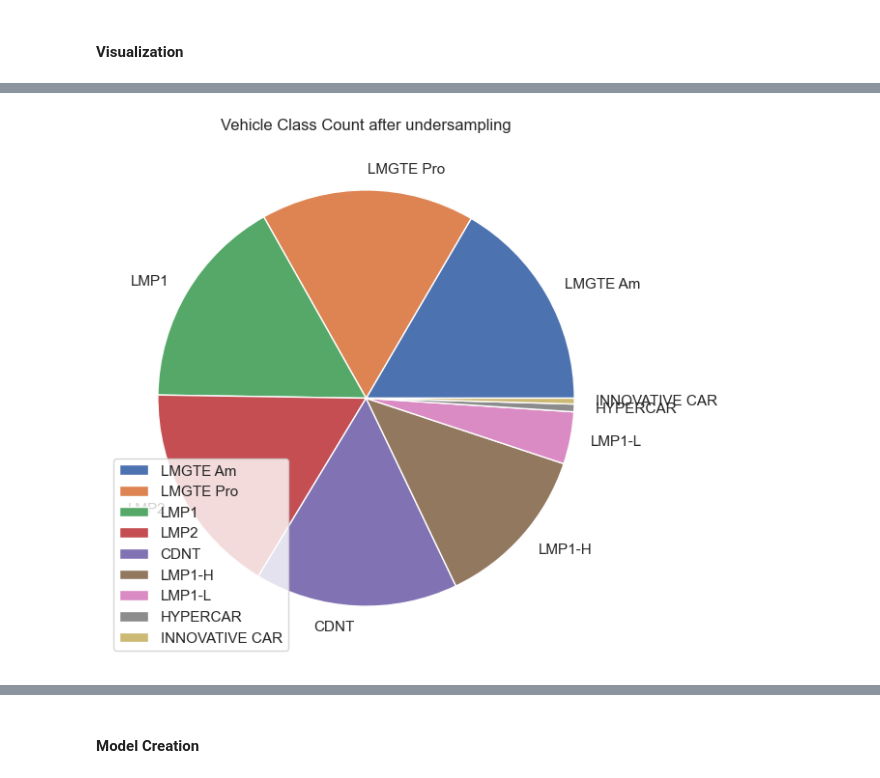
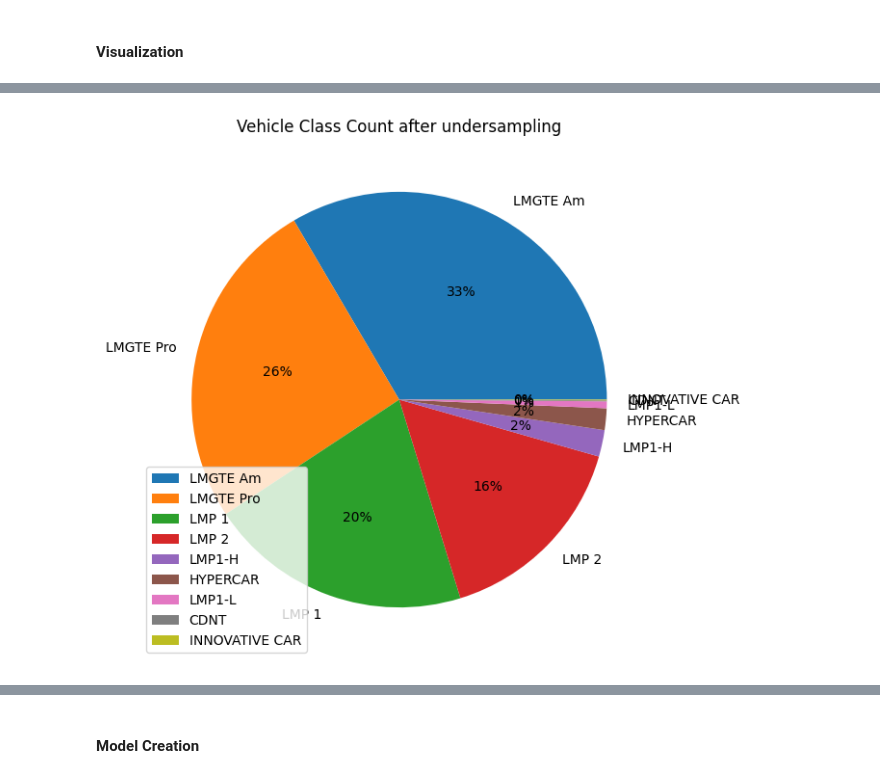
Before and after one commit to JoeVA2020/ML_Projects, a Jupyter notebook: RaceData/race.ipynb, the cells around one changed output, grey strips where cells are left out. Drawn from its saved outputs; the diff is of its cells as text; code cells hidden in the pictures.

```diff
--- a/RaceData/race.ipynb
+++ b/RaceData/race.ipynb
@@ -478,3 +364,11 @@ Name: count, dtype: int64
+# %%
+from category_encoders import TargetEncoder
+
+target_enc = TargetEncoder()
+df['team_encoded'] = target_enc.fit_transform(df['team'], df['class'])
+df['manufacturer_encoded'] = target_enc.fit_transform(df['manufacturer'], df['class'])
+
+df.drop(columns=['team', 'manufacturer'], inplace=True)
 # %% [markdown]
 #### Visualization
 # %%
@@ -488,5 +401,5 @@ sns.boxplot(df)
 # %%
-outlier_columns=['top_speed','kph','position','class_position','lap_number']
+outlier_columns=['top_speed','kph','position','lap_number','lap_time_s']
 
 def remove_outlier(df,columns):
     for col in columns:
@@ -503,3 +416,4 @@ def remove_outlier(df,columns):
     return df
 
 cleaned_df=remove_outlier(df,outlier_columns)
+cleaned_df.shape
@@ -506,22 +422,24 @@ cleaned_df=remove_outlier(df,outlier_columns)
+# %%
+undersampled_df=cleaned_df
 # %%
 # Undersampling
 
-from imblearn.under_sampling import RandomUnderSampler
+# from imblearn.under_sampling import RandomUnderSampler
 
 
-x=cleaned_df.drop('class',axis=1)
-y=cleaned_df['class']
+# x=cleaned_df.drop('class',axis=1)
+# y=cleaned_df['class']
 
-threshold=10000
-class_counts=y.value_counts()
-SampleStrategy={lable:threshold for lable, count in class_counts.items() if count > threshold}
+# threshold=50000
+# class_counts=y.value_counts()
+# SampleStrategy={lable:threshold for lable, count in class_counts.items() if count > threshold}
 
-RUS=RandomUnderSampler(sampling_strategy=SampleStrategy,random_state=42)
+# RUS=RandomUnderSampler(sampling_strategy=SampleStrategy,random_state=42)
 
-undersampled_x,undersampled_y=RUS.fit_resample(x,y)
+# undersampled_x,undersampled_y=RUS.fit_resample(x,y)
 
-undersampled_df=pd.DataFrame(undersampled_x)
-undersampled_y=pd.DataFrame(undersampled_y)
-undersampled_df=pd.concat((undersampled_df,undersampled_y),axis=1)
+# undersampled_df=pd.DataFrame(undersampled_x)
+# undersampled_y=pd.DataFrame(undersampled_y)
+# undersampled_df=pd.concat((undersampled_df,undersampled_y),axis=1)
 undersampled_df
 # %% [output]
@@ -576,8 +511,9 @@ Passing `palette` without assigning `hue` is deprecated and will be removed in v
 # %%
+class_order = ['LMGTE Am','LMGTE Pro','LMP 1','LMP 2','LMP1-H','HYPERCAR','LMP1-L','CDNT','INNOVATIVE CAR']
 plt.figure(figsize=(7,7))
-plt.pie(undersampled_df['class'].value_counts(),labels=df['class'].unique())
+plt.pie(undersampled_df['class'].value_counts(),labels=class_order,autopct='%1.f%%')
 plt.title('Vehicle Class Count after undersampling')
 plt.legend(loc='lower left')
 plt.show()
 # %% [output]
-[figure, old version]
+[figure, new version]
```
Also changed, not shown: parts of 50 cells of this notebook, 1 other file.
